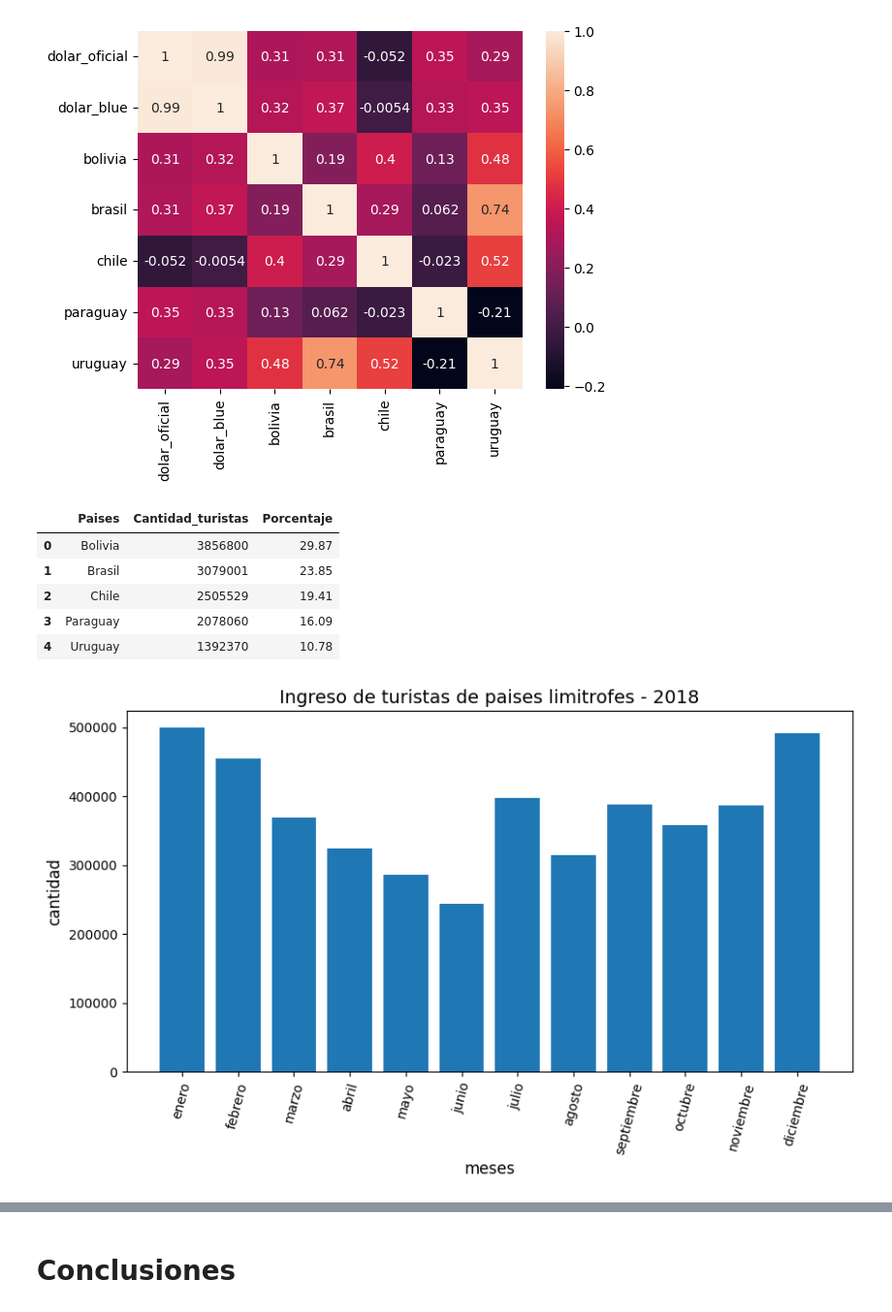
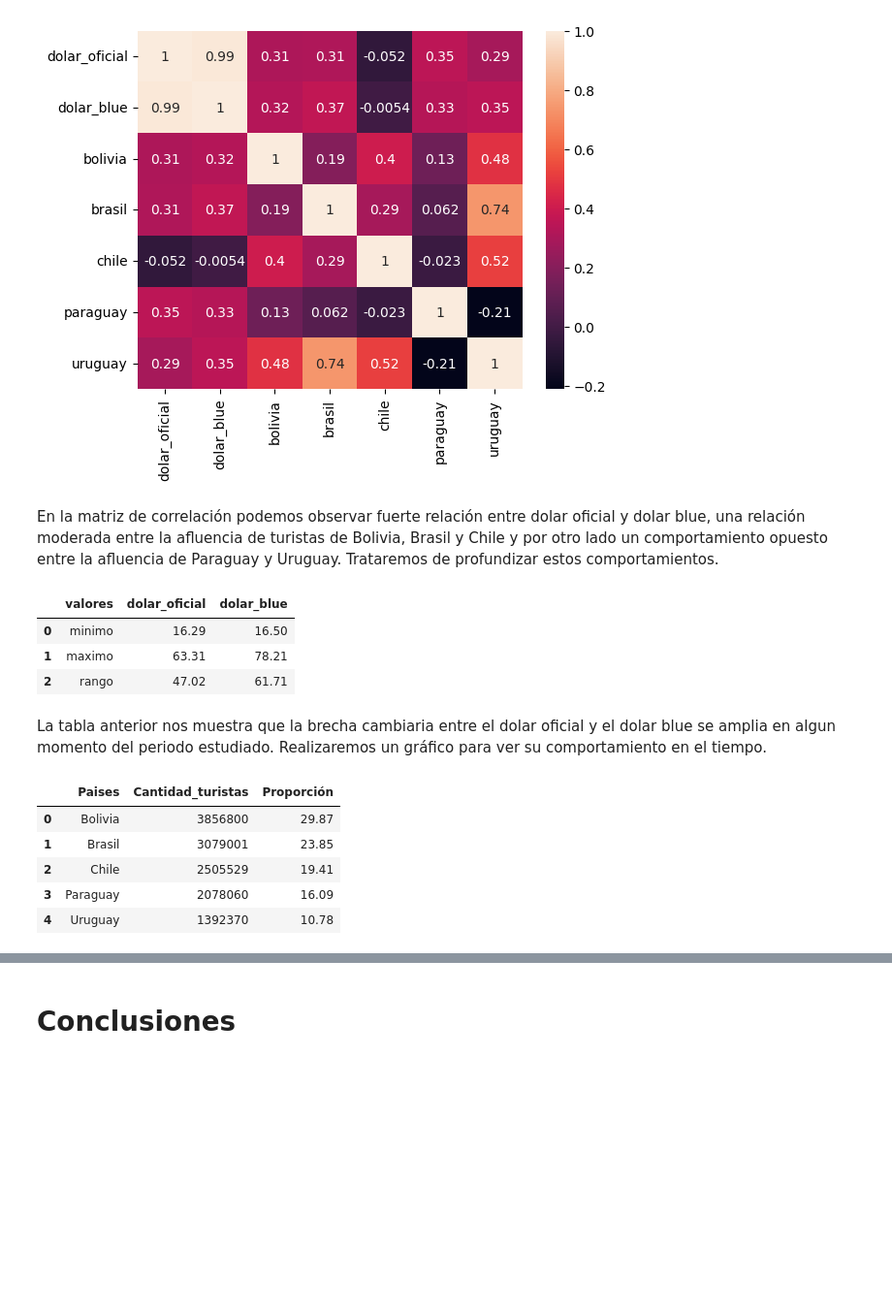
Before and after one commit to Isaiasgaray/fundamentos_tp, a Jupyter notebook: tp1/ejercicio_2/ejercicio2.ipynb, the cells around one changed output, grey strips where cells are left out. Shown at 97% size. Saved outputs shown, nothing was run; the diff lists cells and outputs as text; code cells hidden in the pictures; blank space fills up the shorter version.

```diff
--- a/tp1/ejercicio_2/ejercicio2.ipynb
+++ b/tp1/ejercicio_2/ejercicio2.ipynb
@@ -196,36 +196,48 @@ sns.heatmap(turista_cambio[['dolar_oficial','dolar_blue','bolivia',
 # %% [output]
 <Axes: >
 [figure]
-# %%
-turista_cambio = \
-    turista_cambio\
-        .drop(columns=['anio', 'mes', 'date'])\
-        .reindex(columns=['fecha_mensual', 'dolar_oficial',
-                        'dolar_blue', 'bolivia', 'brasil',
-                        'chile', 'paraguay', 'uruguay'])
-# %%
-turista_cambio = \
-    turista_cambio\
-        .drop(columns=['anio', 'mes', 'date'])\
-        .reindex(columns=['fecha_mensual', 'dolar_oficial',
-                        'dolar_blue', 'bolivia', 'brasil',
-                        'chile', 'paraguay', 'uruguay'])
+# %% [markdown]
+En la matriz de correlación podemos observar fuerte relación entre dolar oficial y dolar blue,
+una relación moderada entre la afluencia de turistas de Bolivia, Brasil y Chile y por otro lado un comportamiento opuesto entre la afluencia de Paraguay y Uruguay.
+Trataremos de profundizar estos comportamientos.
+# %%
+datos =  \
+    {'valores':['minimo', 'maximo', 'rango'],
+     'dolar_oficial':\
+       [turista_cambio.dolar_oficial.min(),
+        turista_cambio.dolar_oficial.max(),
+        turista_cambio.dolar_oficial.max()-turista_cambio.dolar_oficial.min()],
+     'dolar_blue': \
+        [turista_cambio.dolar_blue.min(),
+         turista_cambio.dolar_blue.max(),
+         turista_cambio.dolar_blue.max() - turista_cambio.dolar_blue.min()],
+          }
+
+tabla_cambio = pd.DataFrame(datos)
+tabla_cambio
+# %% [output]
+|  | valores | dolar_oficial | dolar_blue |
+| 0 | minimo | 16.29 | 16.50 |
+| 1 | maximo | 63.31 | 78.21 |
+| 2 | rango | 47.02 | 61.71 |
+# %% [markdown]
+La tabla anterior nos muestra que la brecha cambiaria entre el  dolar oficial y el dolar blue se amplia en algun momento del periodo estudiado. Realizaremos un gráfico para ver su comportamiento en el tiempo.
 # %%
 datos_pais = {
      'Paises':['Bolivia', 'Brasil', 'Chile', 'Paraguay','Uruguay'],
      'Cantidad_turistas':[turista_cambio.bolivia.sum(),
                           turista_cambio.brasil.sum(),
                           turista_cambio.chile.sum(),
                           turista_cambio.paraguay.sum(),
                           turista_cambio.uruguay.sum()]}
 
 total_pais = pd.DataFrame(datos_pais)
-total_pais['Porcentaje'] = ((total_pais['Cantidad_turistas']/
-                            total_pais['Cantidad_turistas']\
-                            .sum())*100).round(2)
+total_pais['Proporción'] = ((total_pais['Cantidad_turistas']/
+                            total_pais['Cantidad_turistas'].sum())*100).round(2)
+total_pais['Cantidad_turistas'].sum()
 total_pais
 # %% [output]
-|  | Paises | Cantidad_turistas | Porcentaje |
+|  | Paises | Cantidad_turistas | Proporción |
 | 0 | Bolivia | 3856800 | 29.87 |
 | 1 | Brasil | 3079001 | 23.85 |
 | 2 | Chile | 2505529 | 19.41 |
@@ -259,7 +259 @@ datos_2 = datos_2019['bolivia'] + datos_2019['brasil'] + datos_2019['chile']+\
           datos_2019['paraguay'] + datos_2019['uruguay']
-# %%
-graficar_barras("Ingreso de turistas de paises limitrofes - 2018","meses",
-          "cantidad",'grafico_tuista_2018.png',etiquetas, datos_1,angulo = 75,
-           tamaño = (10,5))
-# %% [output]
-[figure, removed]
```
Also changed, not shown: parts of 18 cells of this notebook, 4 other files.
